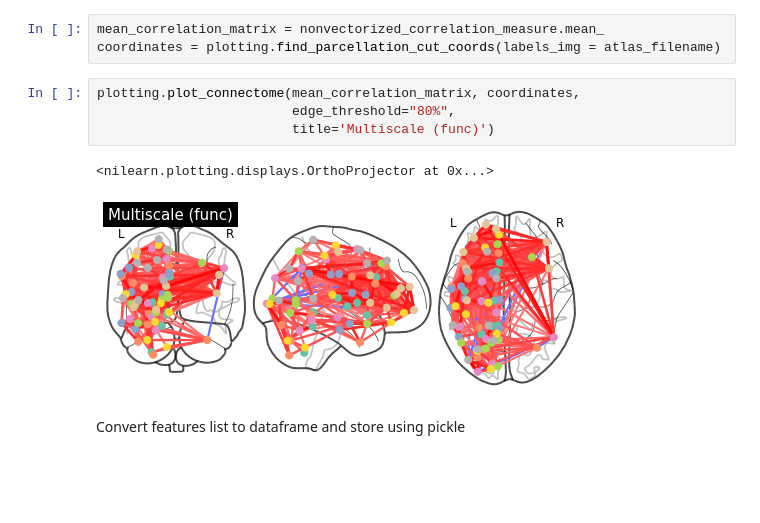
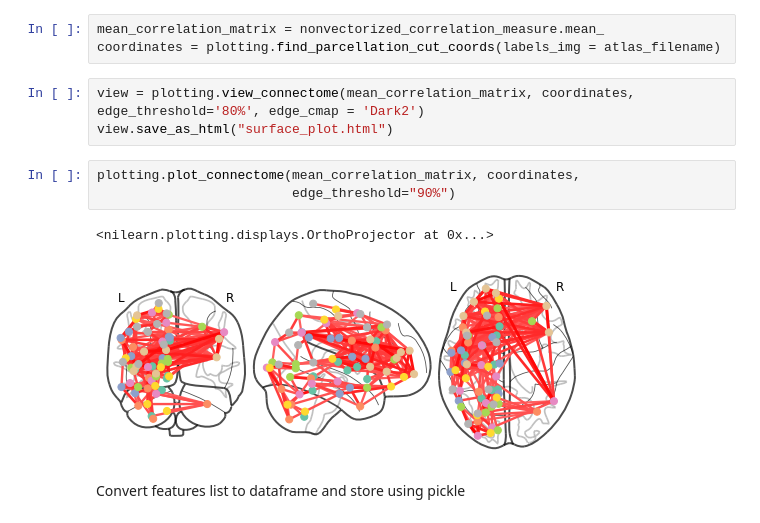
Before and after one commit to brainhack-school2020/tjays7_fmri, a Jupyter notebook: Code/Features-Labels-DataFrames.ipynb, the cells around one changed output. Cells and saved outputs as stored; diff of their text form; blank space fills up the shorter version.

Commit message:
Added interactive connectome plot

```diff
--- a/Code/Features-Labels-DataFrames.ipynb
+++ b/Code/Features-Labels-DataFrames.ipynb
@@ -131,13 +131,15 @@ for i,sub in enumerate(tqdm(data.func)):
 # %%
 mean_correlation_matrix = nonvectorized_correlation_measure.mean_
 coordinates = plotting.find_parcellation_cut_coords(labels_img = atlas_filename)
+# %%
+view = plotting.view_connectome(mean_correlation_matrix, coordinates, edge_threshold='80%', edge_cmap = 'Dark2')
+view.save_as_html("surface_plot.html")
 # %%
 plotting.plot_connectome(mean_correlation_matrix, coordinates,
-                         edge_threshold="80%",
-                         title='Multiscale (func)')
+                         edge_threshold="90%")
 # %% [output]
 <nilearn.plotting.displays.OrthoProjector at 0x...>
-[figure, old version]
+[figure, new version]
 # %% [markdown]
 Convert features list to dataframe and store using pickle
 # %%
```
Also changed, not shown: parts of 1 cell of this notebook.
